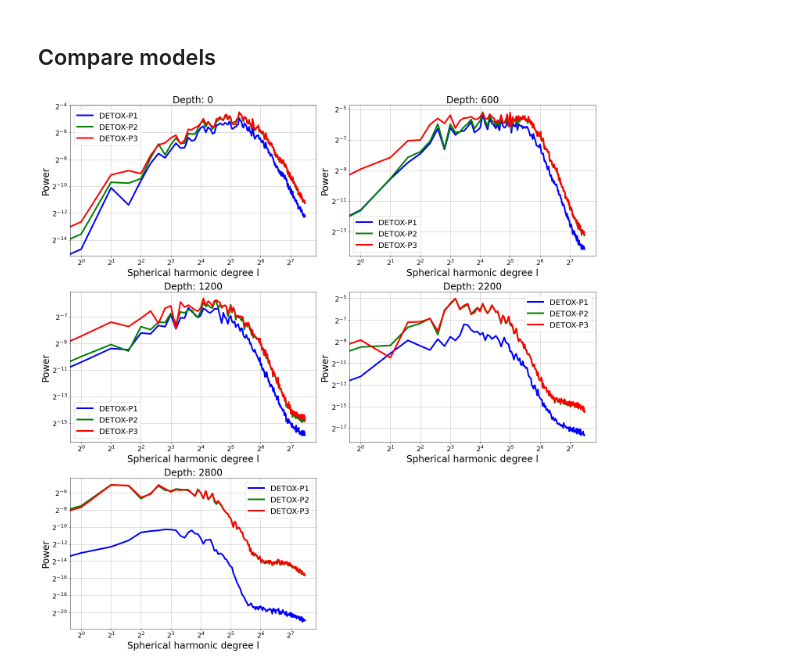
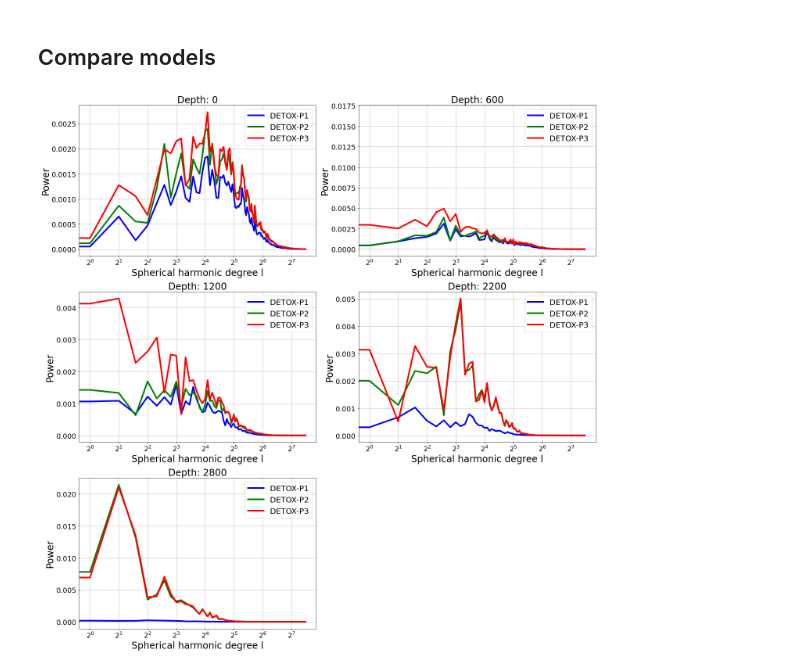
Before and after one commit to kasra-hosseini/SubMachine_Public, a Jupyter notebook: DETOX/spherical_harmonics/DETOX_SH_analysis.ipynb, the cells around one changed output. Cells and saved outputs as stored; diff of their text form; code cells hidden in the pictures.

Commit message:
* Update the notebook * Add CSV file which contain SH for DETOX models

```diff
--- a/DETOX/spherical_harmonics/DETOX_SH_analysis.ipynb
+++ b/DETOX/spherical_harmonics/DETOX_SH_analysis.ipynb
@@ -36,7 +38,7 @@ interval_depth = 50
 grid_adds = []
 for idep in range(max_depth, min_depth-interval_depth, -1*interval_depth):
     # USER: change the following path
-    grid_adds.append('./DETOX_MODELS/DETOX-P2/grid_nc4/DETOX-P2_%s.00.grd' % idep)
+    grid_adds.append(f'./DETOX_MODELS/{model_name}/grid_nc4/{model_name}_{idep}.00.grd')
 # %% [markdown]
 ## Calculate Spherical Harmonics
 
@@ -121,7 +175,7 @@ vmax = 2
 
 for idep in list_depths:
     # USER: change the following path
-    grid_add = './DETOX_MODELS/DETOX-P2/grid_nc4/DETOX-P2_%s.00.grd' % idep
+    grid_add = f'./DETOX_MODELS/{model_name}/grid_nc4/{model_name}_{idep}.00.grd'
 
     # See `Calculate Spherical Harmonics` cell for more info
     model = Dataset(grid_add)
@@ -192,7 +246,7 @@ plt.show()
 # List of depths
 tar_depths = [0, 600, 1200, 2200, 2800]
 # Compare these models
-model_list = ["DETOX-P1", "DETOX-P2","DETOX-P3"]
+model_list = ["DETOX-P1", "DETOX-P2", "DETOX-P3"]
 colors = ["b", "g", "r"]
 
 plt.figure(figsize=(20, 4*len(tar_depths)))
@@ -201,33 +255,34 @@ for i, tar_depth in enumerate(tar_depths):
     for i, one_model in enumerate(model_list):
         grid_add = f'./DETOX_MODELS/{one_model}/grid_nc4/{one_model}_{tar_depth}.00.grd'
 
         # See `Calculate Spherical Harmonics` cell for more info
         model = Dataset(grid_add)
         dv_v = model.variables['z'][:]
         dv_v = dv_v[::-1]
 
         coeffs = SHExpandDH(dv_v[:-1, :-1], sampling=2)
         nl = coeffs.shape[1]
         ls = np.arange(nl)
-        power_per_l = spectrum(coeffs, unit='per_dlogl', base=2.)
+        power_per_l = spectrum(coeffs)
+        #power_per_l = spectrum(coeffs, unit='per_dlogl', base=2.)
 
         plt.plot(ls, power_per_l,
                  c=colors[i],
                  lw=4,
                  label=one_model)
 
     plt.title(f"Depth: {tar_depth}", size=24)
     plt.xticks(size=18)
     plt.yticks(size=18)
-    plt.yscale('log', basey=2)
+    #plt.yscale('log', basey=2)
     plt.xscale('log', basex=2)
     # labels
     plt.xlabel("Spherical harmonic degree l", size=24)
     plt.ylabel("Power", size=24)
 
     plt.legend(fontsize=20)
     plt.grid()
 plt.tight_layout()
 plt.show()
 # %% [output]
-[figure, old version]
+[figure, new version]
```
Also changed, not shown: parts of 10 cells of this notebook, 3 other files.
